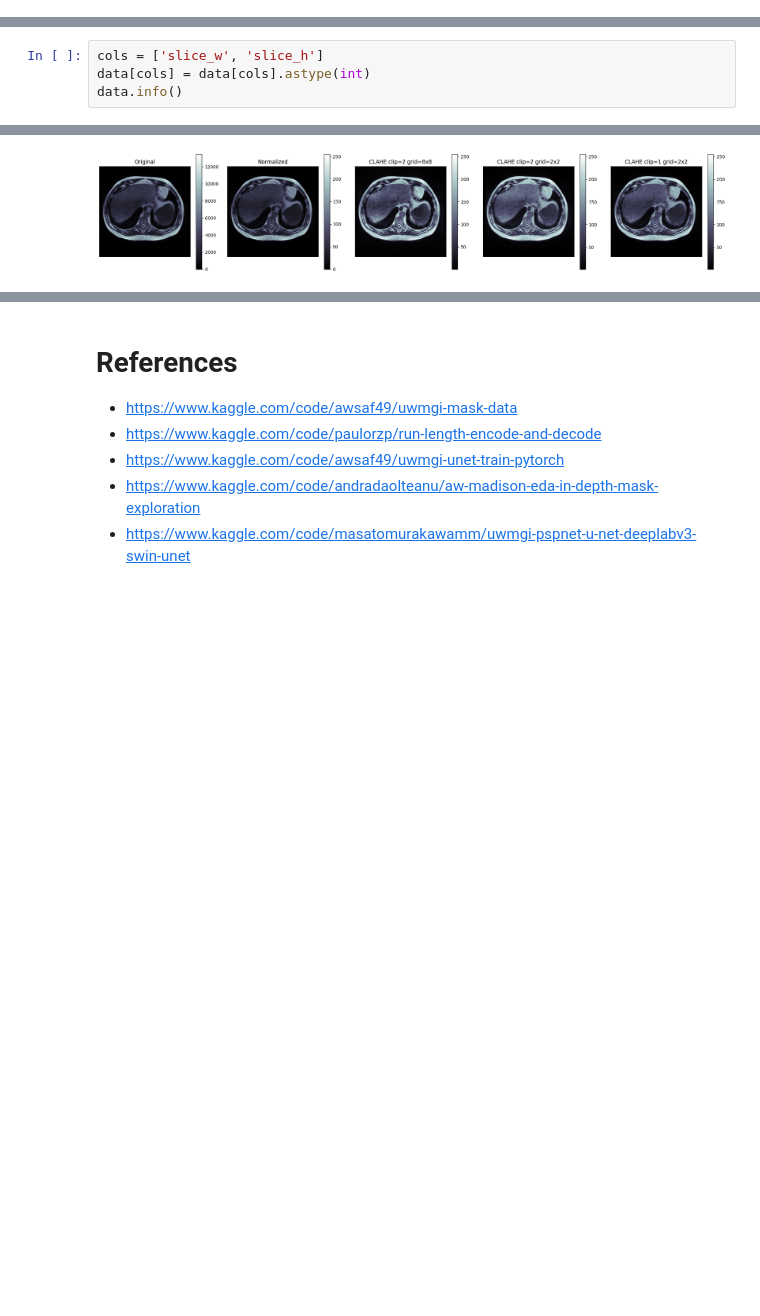
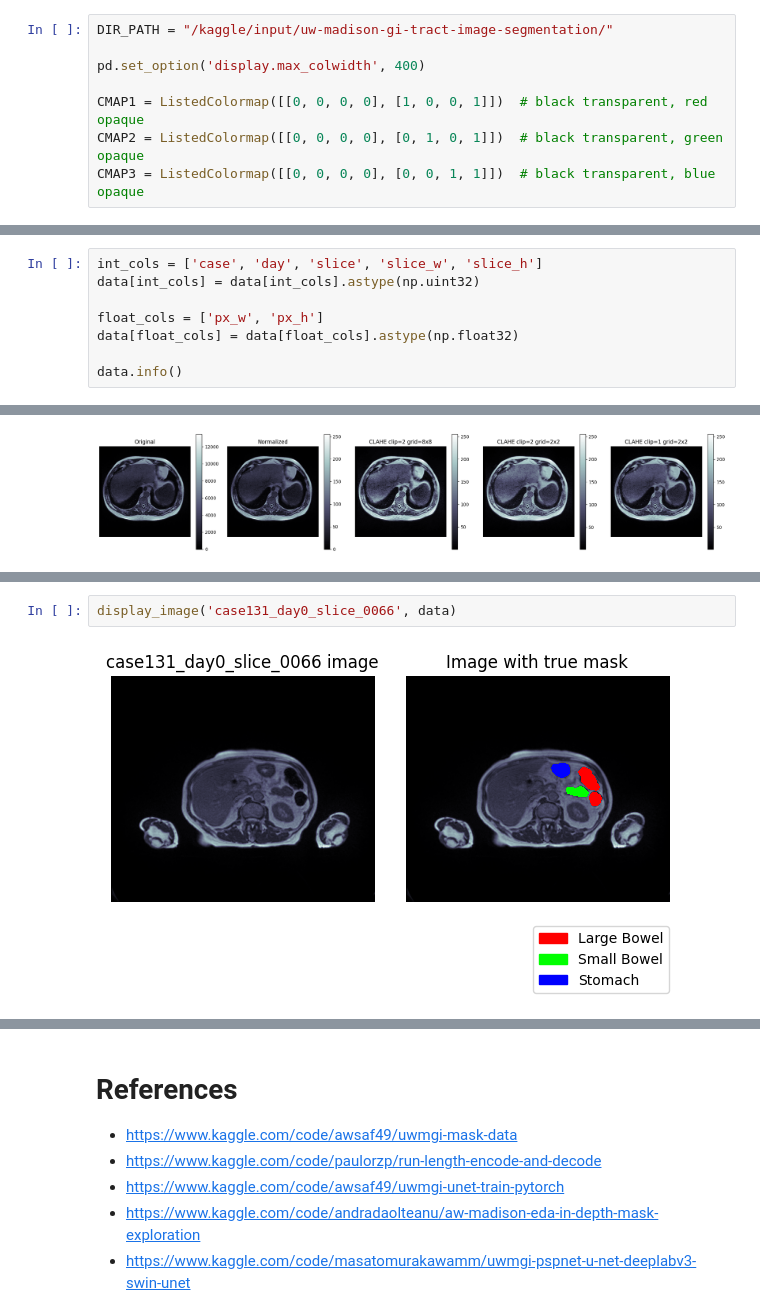
Before and after one commit to abhivij/GI-Tract-Image-Segmentation, a Jupyter notebook: gi-tract-image-segmentation.ipynb, the cells around one changed output, grey strips where cells are left out. Saved outputs shown, nothing was run; the diff lists cells and outputs as text; blank space fills up the shorter version.

Commit message:
displayed image with masks, metdata EDA

```diff
--- a/gi-tract-image-segmentation.ipynb
+++ b/gi-tract-image-segmentation.ipynb
@@ -24 +22,9 @@ pd.set_option('display.max_colwidth', 400)
+# %%
+DIR_PATH = "/kaggle/input/uw-madison-gi-tract-image-segmentation/"
+
+pd.set_option('display.max_colwidth', 400)
+
+CMAP1 = ListedColormap([[0, 0, 0, 0], [1, 0, 0, 1]])  # black transparent, red opaque
+CMAP2 = ListedColormap([[0, 0, 0, 0], [0, 1, 0, 1]])  # black transparent, green opaque
+CMAP3 = ListedColormap([[0, 0, 0, 0], [0, 0, 1, 1]])  # black transparent, blue opaque
 # %% [markdown]
@@ -161,7 +167,3 @@ Data columns (total 11 columns):
  10  px_h          115488 non-null  object
 dtypes: object(11)
 memory usage: 9.7+ MB
-# %%
-cols = ['slice_w', 'slice_h']
-data[cols] = data[cols].astype(int)
-data.info()
@@ -186,0 +194,8 @@ memory usage: 9.7+ MB
+# %%
+int_cols = ['case', 'day', 'slice', 'slice_w', 'slice_h']
+data[int_cols] = data[int_cols].astype(np.uint32)
+
+float_cols = ['px_w', 'px_h']
+data[float_cols] = data[float_cols].astype(np.float32)
+
+data.info()
@@ -371,0 +422,4 @@ plt.show()
+# %%
+display_image('case131_day0_slice_0066', data)
+# %% [output]
+[figure, added]
```
Also changed, not shown: parts of 28 cells of this notebook.
